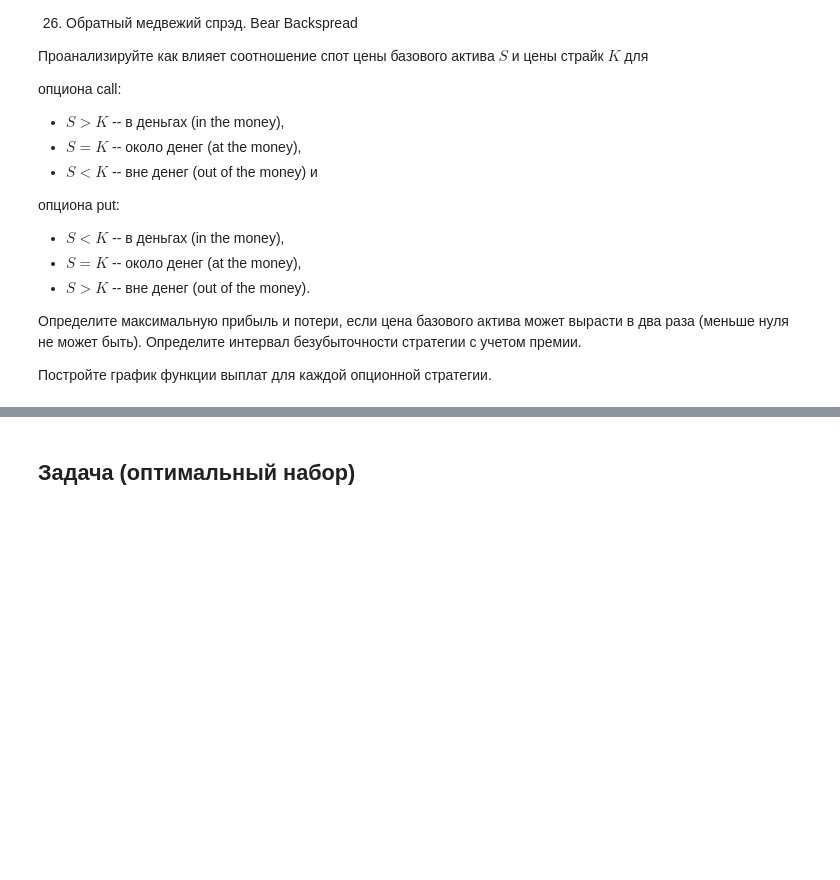
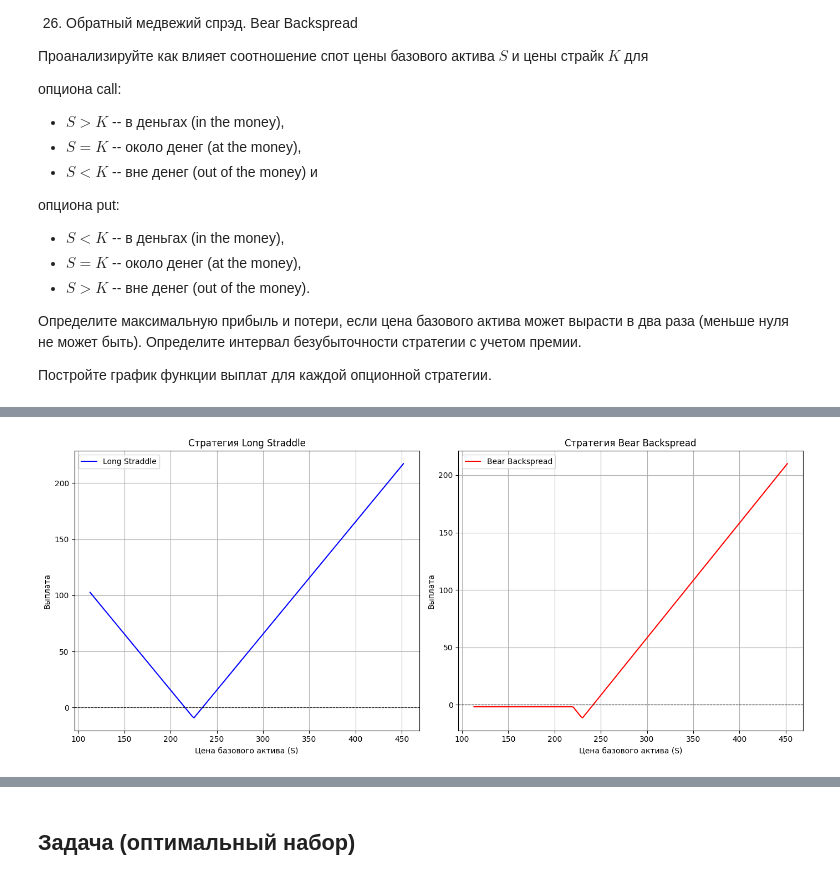
Before and after one commit to JacobTrofimov/Sirius-Magistracy, a Jupyter notebook: GSFP/lab_1_GSFP.ipynb, the cells around one changed output, grey strips where cells are left out. Cells and saved outputs as stored; diff of their text form; code cells hidden in the pictures; blank space fills up the shorter version.

```diff
--- a/GSFP/lab_1_GSFP.ipynb
+++ b/GSFP/lab_1_GSFP.ipynb
@@ -721,0 +629,78 @@ Bear Backspread (на реальных данных):
+# %%
+import numpy as np
+import matplotlib.pyplot as plt
+
+# Параметры
+spot_price = 225.89  # Текущая цена базового актива
+S = np.linspace(spot_price * 0.5, spot_price * 2, 200)  # Цены актива от 0.5x до 2x
+
+# Long Straddle
+K_straddle = 225.0  # Страйк опциона
+premium_call = 4.3  # Премия за колл-опцион
+premium_put = 5.1  # Премия за пут-опцион
+
+payoff_call = np.maximum(S - K_straddle, 0) - premium_call  # Выплата колл-опциона
+payoff_put = np.maximum(K_straddle - S, 0) - premium_put  # Выплата пут-опциона
+payoff_straddle = payoff_call + payoff_put  # Выплата стратегии
+
+# Bear Backspread
+K1_backspread = 220.0  # Меньший страйк
+K2_backspread = 230.0  # Больший страйк
+premium_call_short = 10.32  # Премия за продажу колл-опциона (меньший страйк)
+premium_call_long = 6.05  # Премия за покупку колл-опциона (больший страйк)
+
+payoff_short_call = -np.maximum(S - K1_backspread, 0) + premium_call_short  # Выплата проданного колл-опциона
+payoff_long_call = 2 * (np.maximum(S - K2_backspread, 0) - premium_call_long)  # Выплата двух купленных колл-опционов
+payoff_backspread = payoff_short_call + payoff_long_call  # Выплата стратегии
+
+# Графики
+fig, ax = plt.subplots(1, 2, figsize=(14, 6))
+
+# График Long Straddle
+ax[0].plot(S, payoff_straddle, label="Long Straddle", color="blue")
+ax[0].axhline(0, color="black", linestyle="--", linewidth=0.8)
+ax[0].set_title("Стратегия Long Straddle")
+ax[0].set_xlabel("Цена базового актива (S)")
+ax[0].set_ylabel("Выплата")
+ax[0].legend()
+ax[0].grid()
+
+# График Bear Backspread
+ax[1].plot(S, payoff_backspread, label="Bear Backspread", color="red")
+ax[1].axhline(0, color="black", linestyle="--", linewidth=0.8)
+ax[1].set_title("Стратегия Bear Backspread")
+ax[1].set_xlabel("Цена базового актива (S)")
+ax[1].set_ylabel("Выплата")
+ax[1].legend()
+ax[1].grid()
+
+plt.tight_layout()
+plt.show()
+
+# Анализ выплат
+
+# Long Straddle
+max_profit_straddle = "Неограниченная"  # При значительном движении цены
+max_loss_straddle = -(premium_call + premium_put)  # Сумма премий
+breakeven_straddle_low = K_straddle - (premium_call + premium_put)
+breakeven_straddle_high = K_straddle + (premium_call + premium_put)
+
+print("Long Straddle:")
+print(f"Максимальная прибыль: {max_profit_straddle}")
+print(f"Максимальный убыток: {max_loss_straddle}")
+print(f"Точки безубыточности: ({breakeven_straddle_low:.2f}, {breakeven_straddle_high:.2f})")
+
+# Bear Backspread
+max_profit_backspread = max(
+    2 * (spot_price - K2_backspread) - premium_call_long * 2 + premium_call_short,
+    0
+)  # При значительном росте
+max_loss_backspread = -(premium_call_short - 2 * premium_call_long)  # В промежутке между страйками
+breakeven_backspread = K1_backspread + (premium_call_short - 2 * premium_call_long)
+
+print("\nBear Backspread:")
+print(f"Максимальная прибыль: {max_profit_backspread:.2f}")
+print(f"Максимальный убыток: {max_loss_backspread:.2f}")
+print(f"Точка безубыточности: {breakeven_backspread:.2f}")
+# %% [output]
+[figure, added]
```
Also changed, not shown: parts of 5 cells of this notebook, 3 other files.
